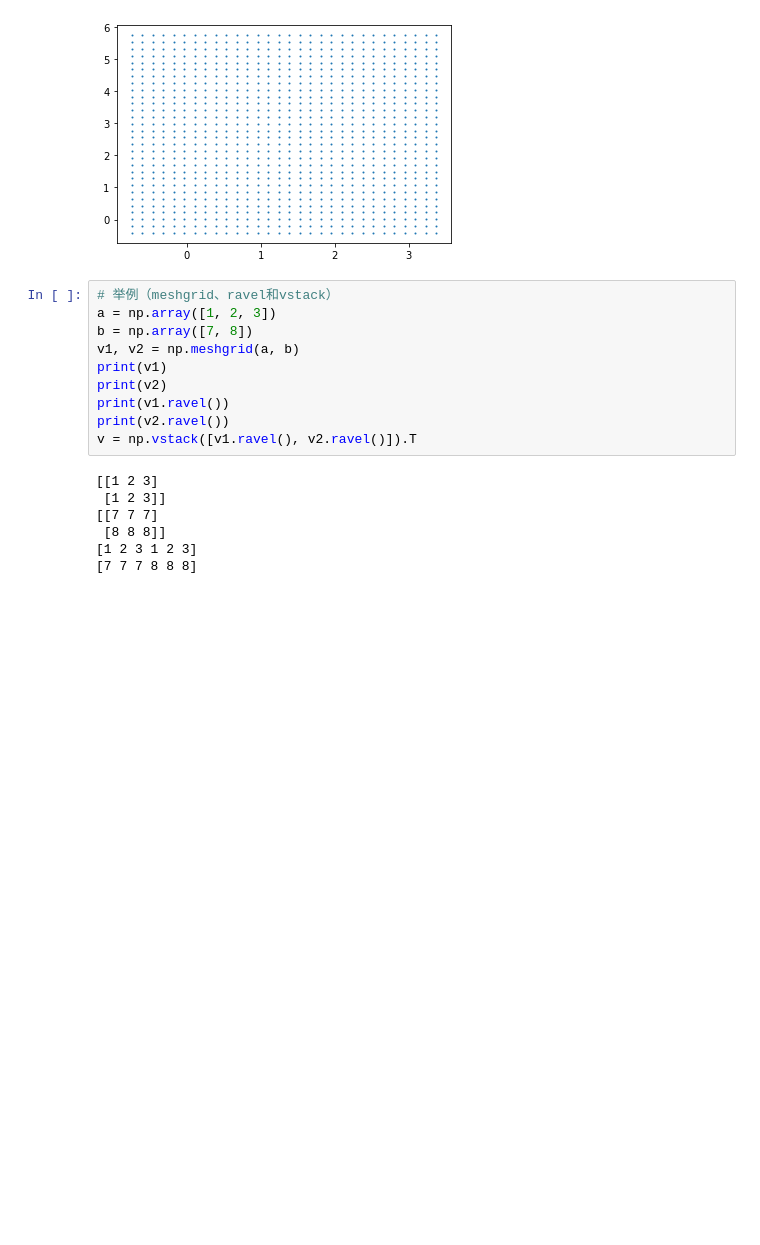
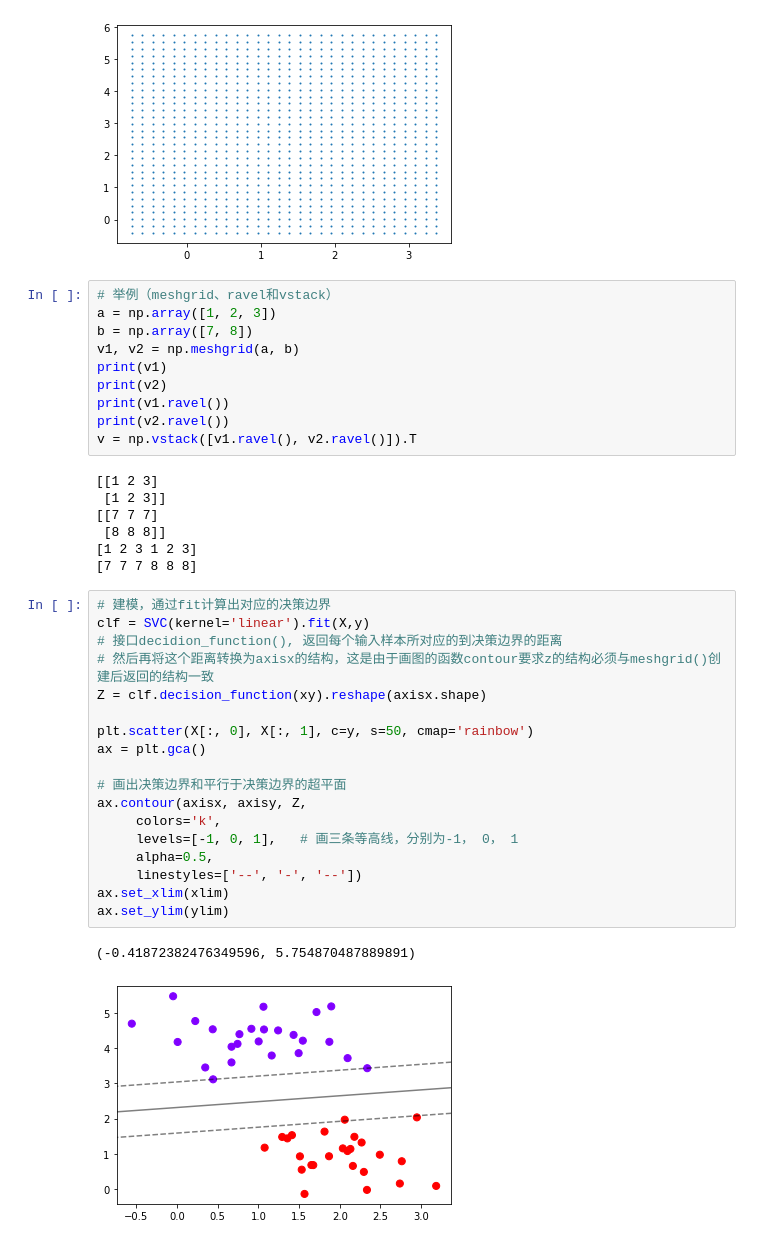
Before and after one commit to GzpTez0514/-sklearn, a Jupyter notebook: 机器学习_支持向量机01.ipynb, the cells around one changed output. Saved outputs shown, nothing was run; the diff lists cells and outputs as text; blank space fills up the shorter version.

```diff
--- a/机器学习_支持向量机01.ipynb
+++ b/机器学习_支持向量机01.ipynb
@@ -83,3 +83,24 @@ v = np.vstack([v1.ravel(), v2.ravel()]).T
  [8 8 8]]
 [1 2 3 1 2 3]
 [7 7 7 8 8 8]
+# %%
+# 建模，通过fit计算出对应的决策边界
+clf = SVC(kernel='linear').fit(X,y)
+# 接口decidion_function(), 返回每个输入样本所对应的到决策边界的距离
+# 然后再将这个距离转换为axisx的结构，这是由于画图的函数contour要求z的结构必须与meshgrid()创建后返回的结构一致
+Z = clf.decision_function(xy).reshape(axisx.shape)
+
+plt.scatter(X[:, 0], X[:, 1], c=y, s=50, cmap='rainbow')
+ax = plt.gca()
+
+# 画出决策边界和平行于决策边界的超平面
+ax.contour(axisx, axisy, Z,
+     colors='k',
+     levels=[-1, 0, 1],   # 画三条等高线，分别为-1， 0， 1
+     alpha=0.5,
+     linestyles=['--', '-', '--'])
+ax.set_xlim(xlim)
+ax.set_ylim(ylim)
+# %% [output]
+(-0.41872382476349596, 5.754870487889891)
+[figure, added]
```
